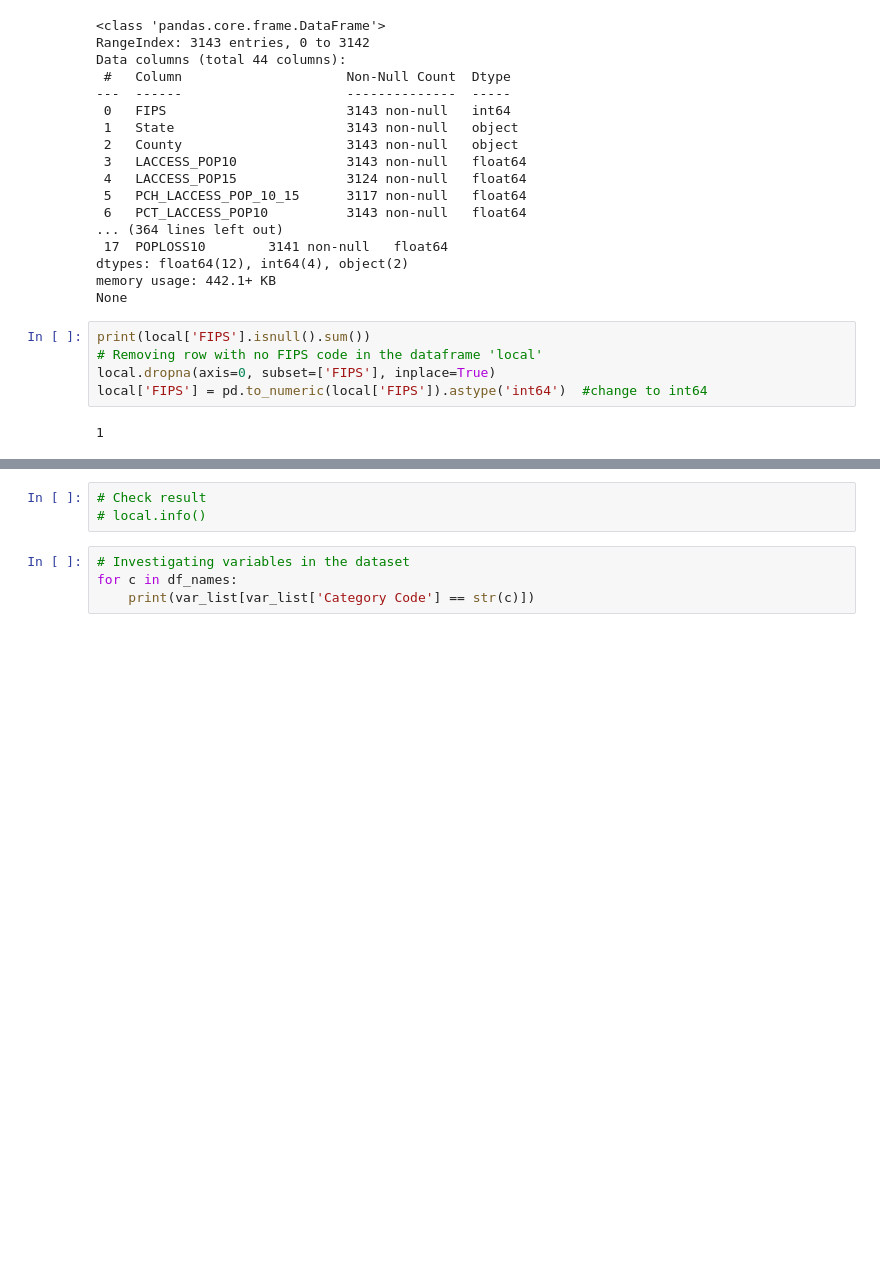
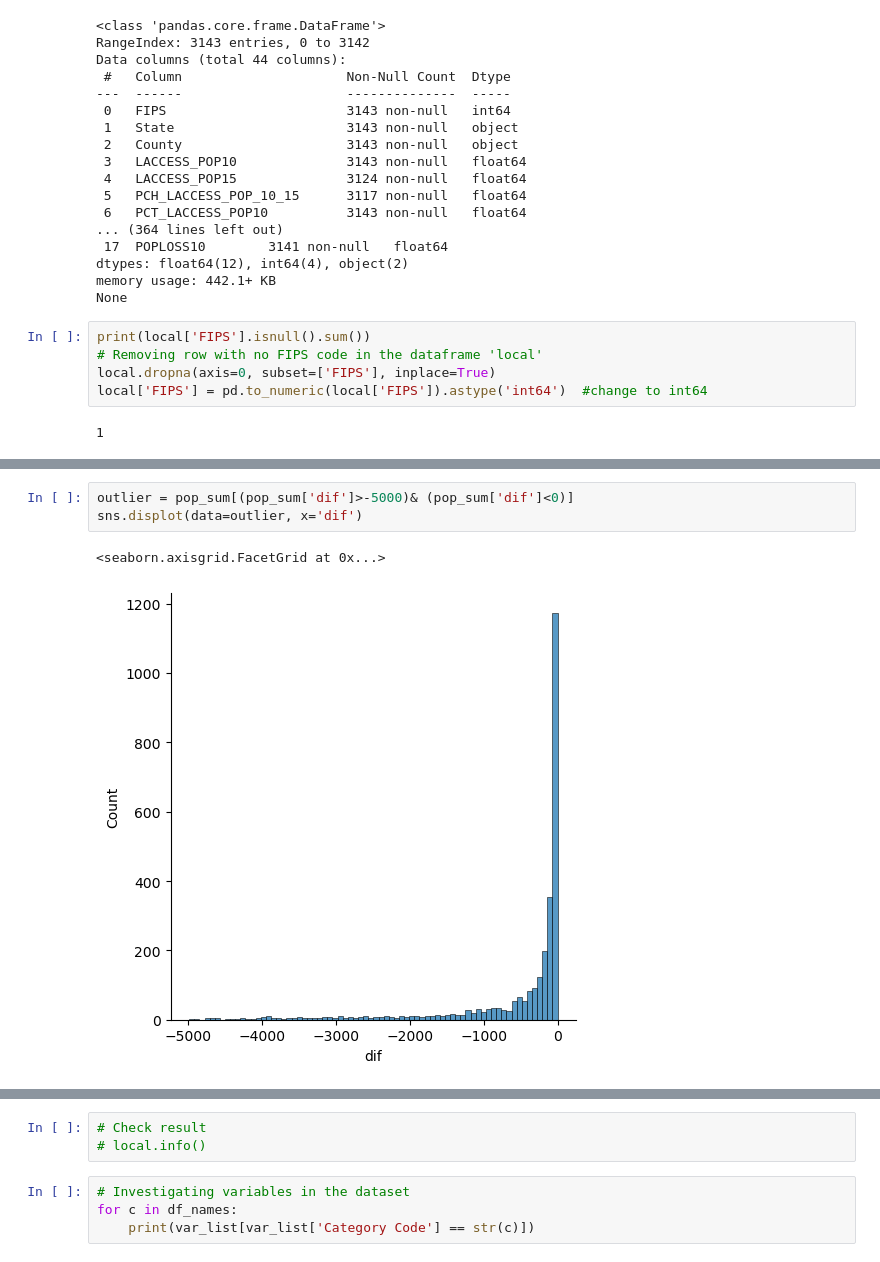
Before and after one commit to tsherpa9/capstone, a Jupyter notebook: src/Preprocessing.ipynb, the cells around one changed output, grey strips where cells are left out. Drawn from its saved outputs; the diff is of its cells as text; blank space fills up the shorter version.

```diff
--- a/src/Preprocessing.ipynb
+++ b/src/Preprocessing.ipynb
@@ -76,0 +104,6 @@ local['FIPS'] = pd.to_numeric(local['FIPS']).astype('int64')  #change to int64
+# %%
+outlier = pop_sum[(pop_sum['dif']>-5000)& (pop_sum['dif']<0)]
+sns.displot(data=outlier, x='dif')
+# %% [output]
+<seaborn.axisgrid.FacetGrid at 0x...>
+[figure, added]
```
Also changed, not shown: parts of 10 cells of this notebook, 1 other file.
